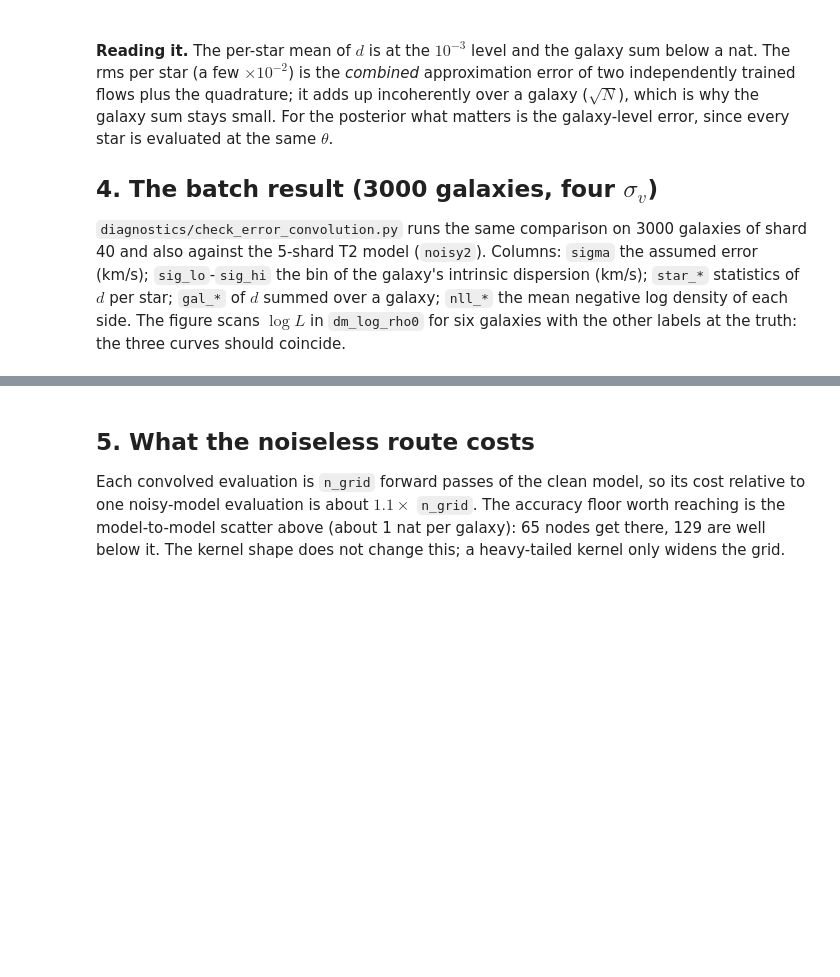
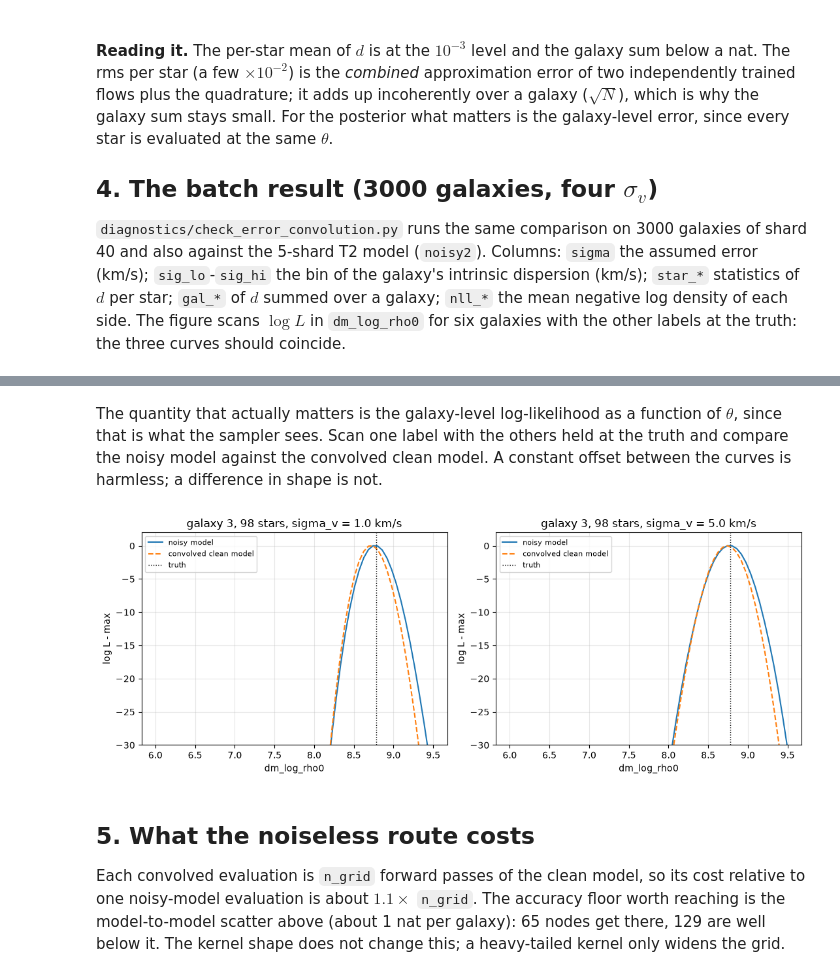
Before and after one commit to trivnguyen/nle_dsph, a Jupyter notebook: notebooks/03_error_convolution.ipynb, the cells around one changed output, grey strips where cells are left out. Saved outputs shown, nothing was run; the diff lists cells and outputs as text; code cells hidden in the pictures; blank space fills up the shorter version.

```diff
--- a/notebooks/03_error_convolution.ipynb
+++ b/notebooks/03_error_convolution.ipynb
@@ -156,7 +159,7 @@ theta = th[g].expand(len(R), 7).to(dev)      # a galaxy's stars share theta
 lrs = float(lrs_all[g])
 sig_true = float(v_true.std())
 
-i, sigma = 0, 2.0                            # star index, error [km/s]
+i, sigma = 0, 5.0                            # star index, error [km/s]
 n_grid = 1201
 vg = torch.linspace(-30, 30, n_grid, device=dev)
 R_i = R[i].expand(n_grid)
@@ -173,15 +176,3 @@ dv = float(vgc[1] - vgc[0])
 kern = torch.exp(-0.5 * ((vgc[:, None] - vgc[None, :]) / sigma) ** 2)
 kern /= sigma * math.sqrt(2 * math.pi)
 p_conv = (kern * p_clean[None, :]).sum(1) * dv
-
-plt.figure(figsize=(7, 4))
-plt.plot(vgc, p_clean, color='0.6', label='p_clean(v), no noise')
-plt.fill_between(vgc, p_conv, alpha=0.35,
-                 label=f'p_clean convolved with N(0, {sigma}^2)')
-plt.plot(vgc, p_noisy, 'k--', label=f'p_noisy(v_obs | sigma_v = {sigma})')
-plt.xlabel('v [km/s]')
-plt.ylabel('density [1/(km/s)]')
-plt.title(f'galaxy {g}: sigma_true = {sig_true:.1f} km/s; '
-          f'star {i} at R = {float(R[i]):.3f} kpc')
-plt.legend()
-plt.show()
@@ -302,3 +325,36 @@ else:
+# %% [markdown]
+The quantity that actually matters is the galaxy-level
+log-likelihood as a function of $\theta$, since that is what the sampler
+sees. Scan one label with the others held at the truth and compare the
+noisy model against the convolved clean model. A constant offset between
+the curves is harmless; a difference in shape is not.
+# %%
+k = LABELS.index('dm_log_rho0')
+scan = torch.linspace(6.0, 9.5, 61)
+fig, axes = plt.subplots(1, 2, figsize=(11, 4.2))
+for a, sigma in zip(axes, (1.0, 5.0)):
+    torch.manual_seed(0)
+    v_obs = v_true + sigma * torch.randn_like(v_true)
+    err = torch.full_like(v_obs, sigma)
+    ll_noisy, ll_conv = [], []
+    for val in scan:
+        tt = theta.clone()
+        tt[:, k] = val
+        ll_noisy.append(float(logp_kms(noisy, R, v_obs, err, tt, lrs).sum()))
+        ll_conv.append(float(convolved_logp(R, v_obs, sigma, st, tt, lrs).sum()))
+    ll_noisy = np.array(ll_noisy)
+    ll_conv = np.array(ll_conv)
+    a.plot(scan, ll_noisy - ll_noisy.max(), '-', label='noisy model')
+    a.plot(scan, ll_conv - ll_conv.max(), '--', label='convolved clean model')
+    a.axvline(float(th[g, k]), color='k', ls=':', lw=1, label='truth')
+    a.set(ylim=(-30, 2), xlabel='dm_log_rho0', ylabel='log L - max',
+          title=f'galaxy {g}, {len(R)} stars, sigma_v = {sigma} km/s')
+    a.grid(alpha=0.3)
+    a.legend(fontsize=8)
+fig.tight_layout()
+plt.show()
+# %% [output]
+[figure, added]
 # %% [markdown]
 ## 5. What the noiseless route costs
 
```
Also changed, not shown: parts of 7 cells of this notebook, 1 other file.
